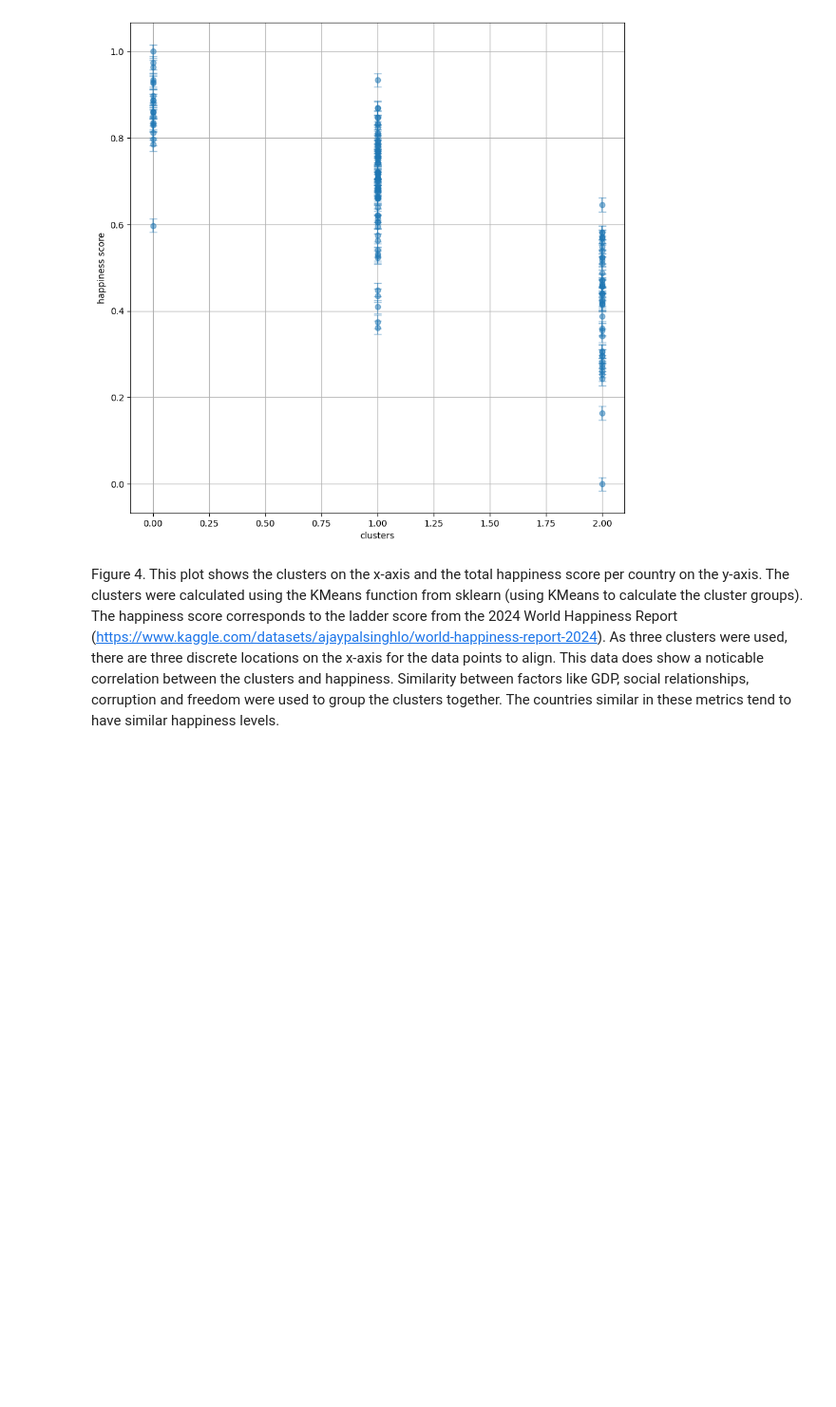
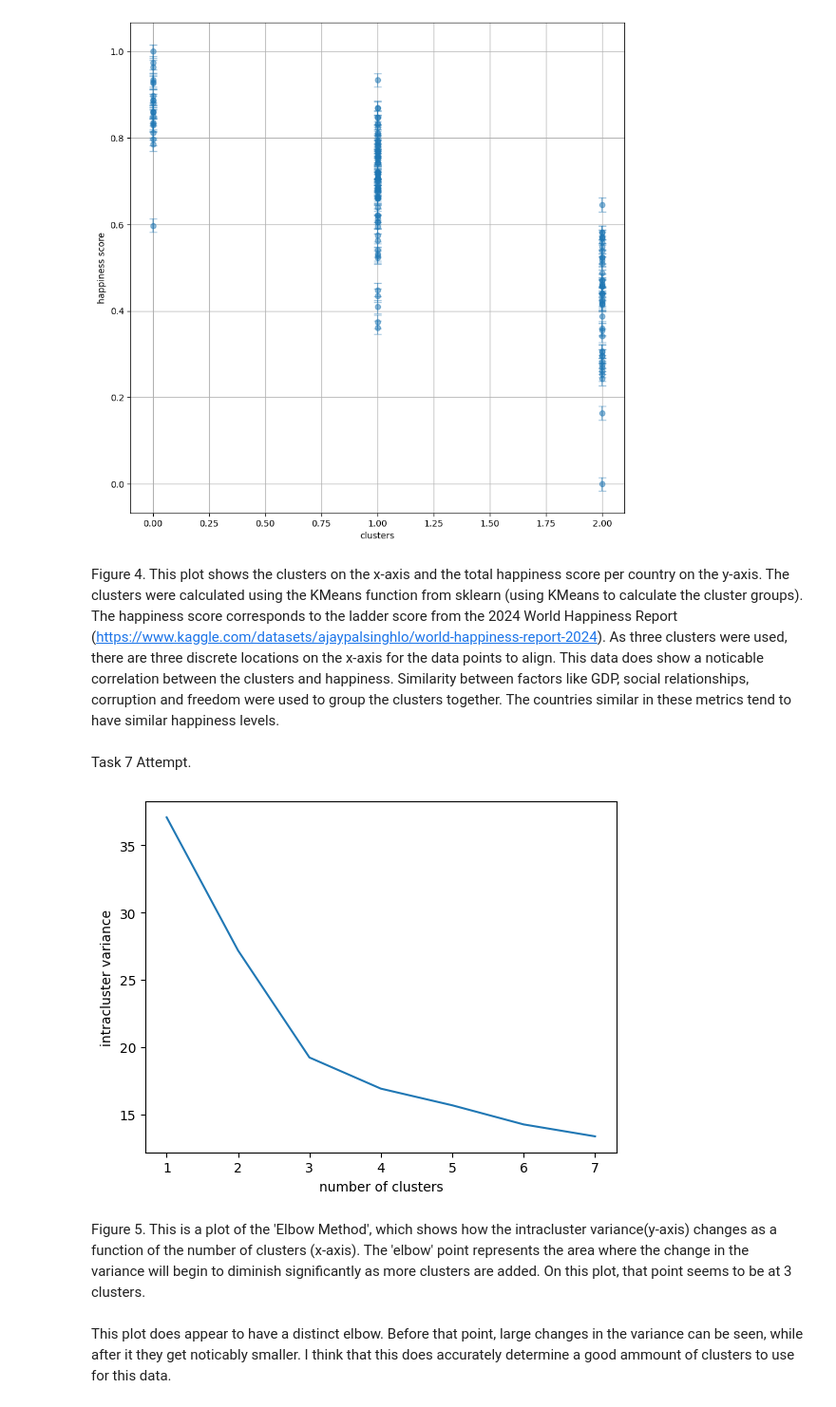
Before and after one commit to charleshart0301/DSPS_cHart, a Jupyter notebook: HW7/Charles_Hart_HW7.ipynb, the cells around one changed output. Shown at 95% size. Drawn from its saved outputs; the diff is of its cells as text; code cells hidden in the pictures; blank space fills up the shorter version.

```diff
--- a/HW7/Charles_Hart_HW7.ipynb
+++ b/HW7/Charles_Hart_HW7.ipynb
@@ -263,3 +263,27 @@ pl.show()
 [figure]
 # %% [markdown]
 Figure 4. This plot shows the clusters on the x-axis and the total happiness score per country on the y-axis. The clusters were calculated using the KMeans function from sklearn (using KMeans to calculate the cluster groups). The happiness score corresponds to the ladder score from the 2024 World Happiness Report (https://www.kaggle.com/datasets/ajaypalsinghlo/world-happiness-report-2024). As three clusters were used, there are three discrete locations on the x-axis for the data points to align. This data does show a noticable correlation between the clusters and happiness. Similarity between factors like GDP, social relationships, corruption and freedom were used to group the clusters together. The countries similar in these metrics tend to have similar happiness levels.
+# %% [markdown]
+Task 7 Attempt.
+# %%
+km = skl.cluster.KMeans(n_clusters = 7, random_state = 121)
+km.get_params()
+happiness_minmax_km = happiness_minmax[['minmax_GDP', 'minmax_social', 'minmax_LifeExpectancy', 'minmax_freedom', 'minmax_generosity', 'minmax_corruption', 'minmax_dystopianResidual']]
+happiness_minmax_km = happiness_minmax_km.dropna()
+km.fit(happiness_minmax_km), km.labels_, km.cluster_centers_
+#happiness_minmax.loc[happiness_minmax_km.index, 'cluster'] = km.labels_
+
+
+tv = []
+for i in range(1, 8):
+    km = skl.cluster.KMeans(n_clusters = i, random_state = 121).fit(happiness_minmax_km)
+    tv.append(km.inertia_)
+pl.plot(range(1, 8), tv)
+pl.xlabel("number of clusters")
+pl.ylabel("intracluster variance");
+# %% [output]
+[figure, added]
+# %% [markdown]
+Figure 5. This is a plot of the 'Elbow Method', which shows how the intracluster variance(y-axis) changes as a function of the number of clusters (x-axis). The 'elbow' point represents the area where the change in the variance will begin to diminish significantly as more clusters are added. On this plot, that point seems to be at 3 clusters.
+# %% [markdown]
+This plot does appear to have a distinct elbow. Before that point, large changes in the variance can be seen, while after it they get noticably smaller. I think that this does accurately determine a good ammount of clusters to use for this data.
```
